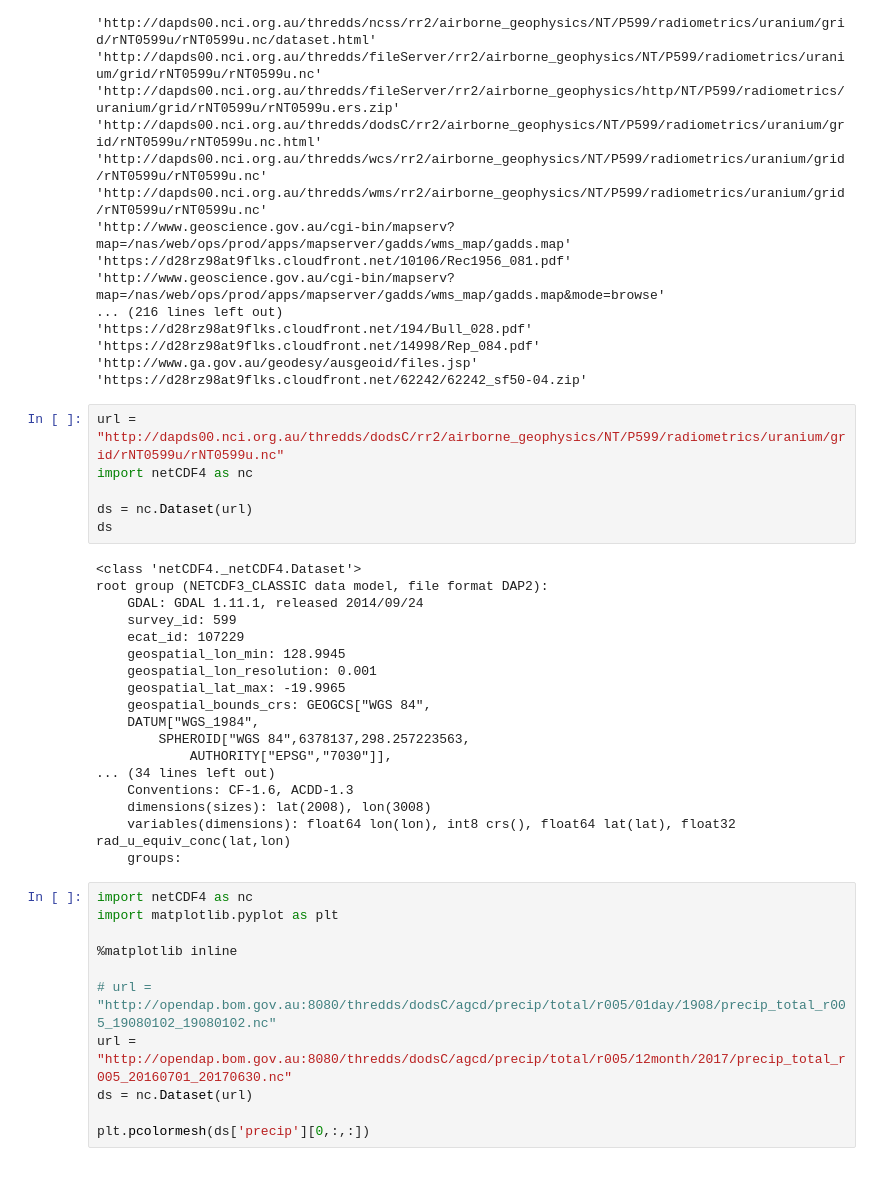
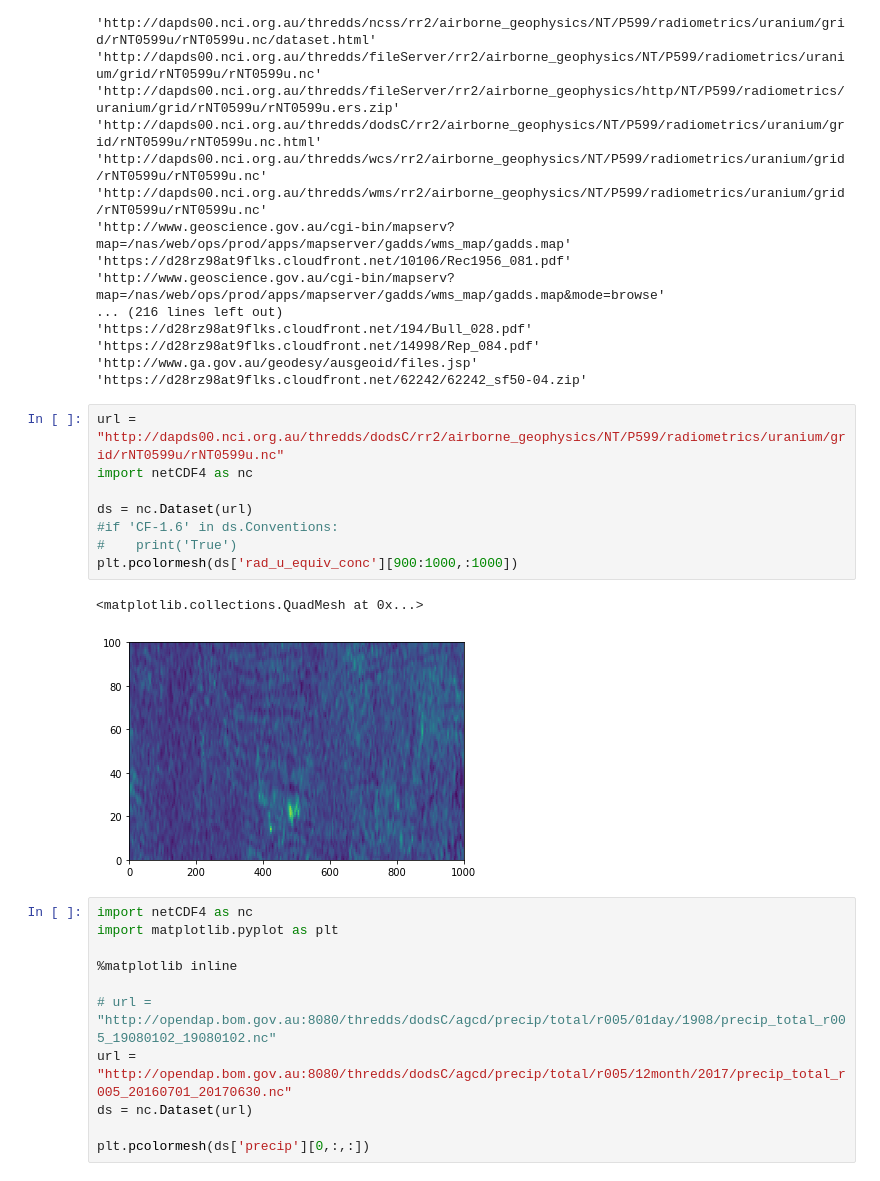
Before and after one commit to aaryani/Data-Services-Registry-Jupyter, a Jupyter notebook: show-case.ipynb, the cells around one changed output. Saved outputs shown, nothing was run; the diff lists cells and outputs as text.

Commit message:
Added an example of visualisation from GA.

```diff
--- a/show-case.ipynb
+++ b/show-case.ipynb
@@ -128,27 +128,14 @@ for r in q:
 # %%
 url = "http://dapds00.nci.org.au/thredds/dodsC/rr2/airborne_geophysics/NT/P599/radiometrics/uranium/grid/rNT0599u/rNT0599u.nc"
 import netCDF4 as nc
 
 ds = nc.Dataset(url)
-ds
+#if 'CF-1.6' in ds.Conventions:
+#    print('True')
+plt.pcolormesh(ds['rad_u_equiv_conc'][900:1000,:1000])
 # %% [output]
-<class 'netCDF4._netCDF4.Dataset'>
-root group (NETCDF3_CLASSIC data model, file format DAP2):
-    GDAL: GDAL 1.11.1, released 2014/09/24
-    survey_id: 599
-    ecat_id: 107229
-    geospatial_lon_min: 128.9945
-    geospatial_lon_resolution: 0.001
-    geospatial_lat_max: -19.9965
-    geospatial_bounds_crs: GEOGCS["WGS 84",
-    DATUM["WGS_1984",
-        SPHEROID["WGS 84",6378137,298.257223563,
-            AUTHORITY["EPSG","7030"]],
-... (34 lines left out)
-    Conventions: CF-1.6, ACDD-1.3
-    dimensions(sizes): lat(2008), lon(3008)
-    variables(dimensions): float64 lon(lon), int8 crs(), float64 lat(lat), float32 rad_u_equiv_conc(lat,lon)
-    groups:
+<matplotlib.collections.QuadMesh at 0x...>
+[figure, added]
 # %%
 import netCDF4 as nc
 import matplotlib.pyplot as plt
```
